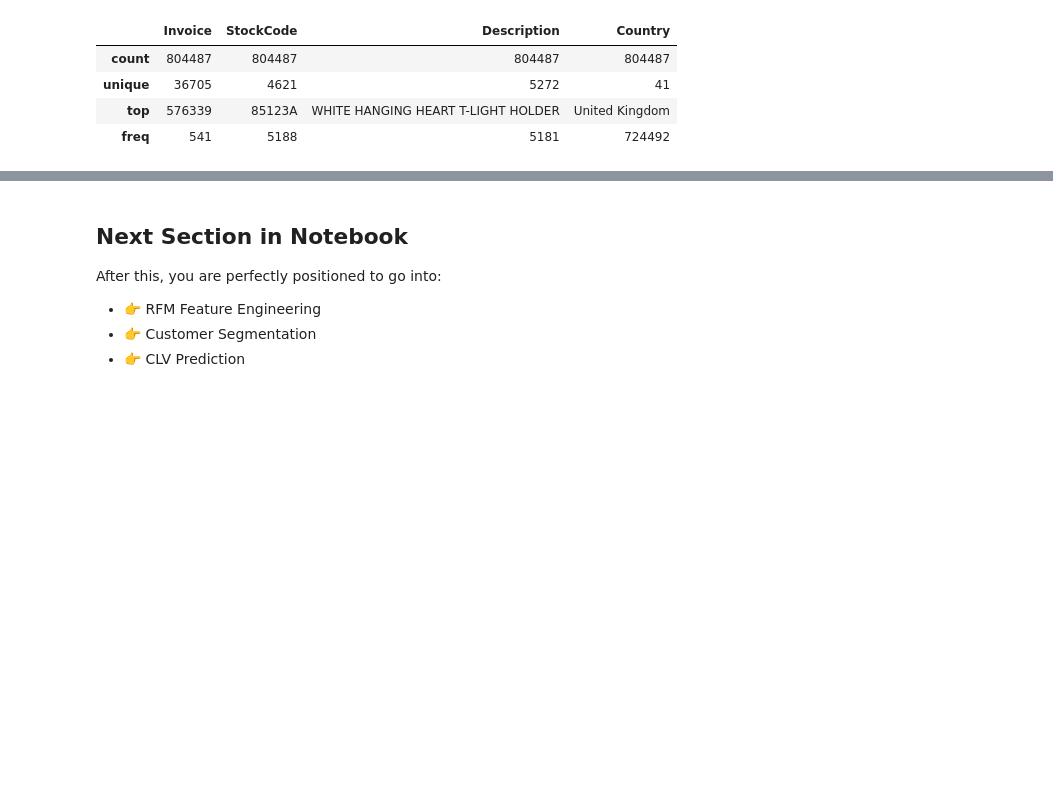
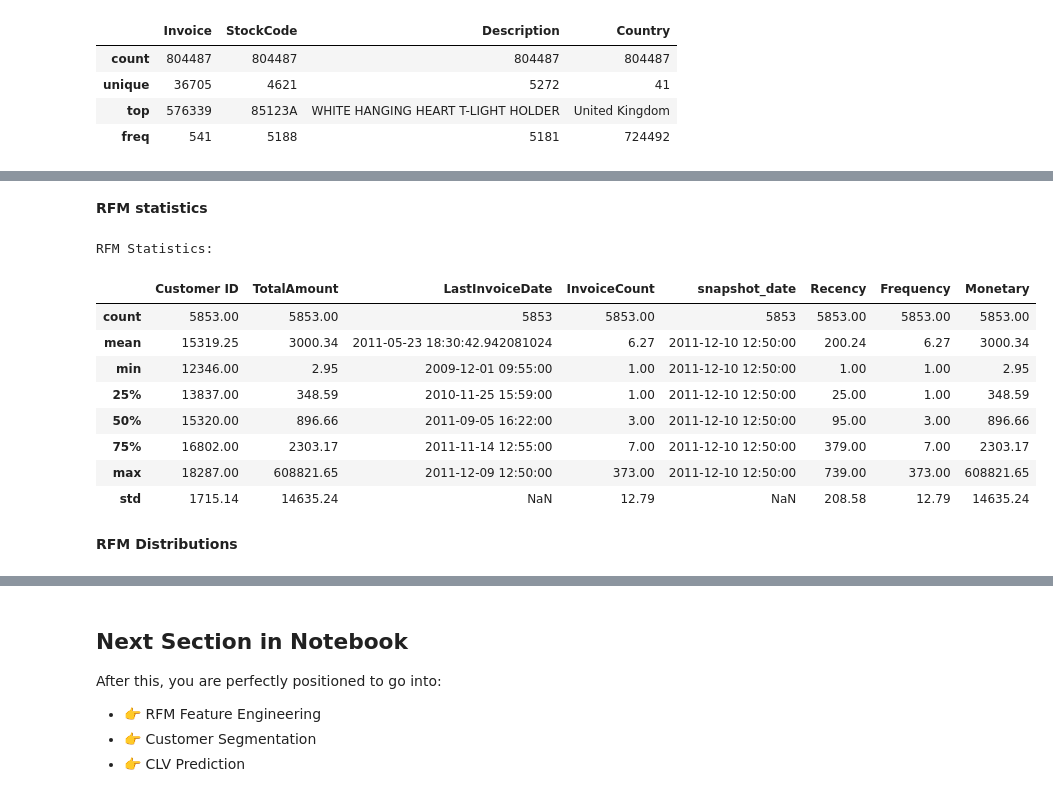
Before and after one commit to nabigwaku/customer-segmentation-rfm-clv, a Jupyter notebook: notebooks/customer_segmentation_story.ipynb, the cells around one changed output, grey strips where cells are left out. Drawn from its saved outputs; the diff is of its cells as text; code cells hidden in the pictures; blank space fills up the shorter version.

```diff
--- a/notebooks/customer_segmentation_story.ipynb
+++ b/notebooks/customer_segmentation_story.ipynb
@@ -401,0 +432,17 @@ df_clean.describe(include='O') # descriptive statistics for categorical columns
+# %%
+# using day after the last invoice as snapshot date or reference date
+# minus one day because we want to include the last invoice otherwise it would be excluded (0 days difference)
+snapshot_date = df_clean["InvoiceDate"].max() + pd.Timedelta(days=1)
+
+rfm = df_clean.groupby("Customer ID").agg(
+    TotalAmount=("TotalAmount", "sum"),
+    LastInvoiceDate=("InvoiceDate", "max"),
+    InvoiceCount=("Invoice", "nunique")
+).reset_index()
+
+rfm['snapshot_date'] = snapshot_date
+rfm["Recency"] = (rfm["snapshot_date"] - rfm["LastInvoiceDate"]).dt.days
+rfm["Frequency"] = rfm["InvoiceCount"]
+rfm["Monetary"] = rfm["TotalAmount"]
+
+display(rfm.head())
@@ -401,0 +456,4 @@ df_clean.describe(include='O') # descriptive statistics for categorical columns
+# %%
+print("RFM DF with Customer ID, Recency, Frequency, Monetary")
+rfm = rfm[["Customer ID", "Recency", "Frequency", "Monetary"]]
+display(rfm.head())
@@ -401,0 +468,22 @@ df_clean.describe(include='O') # descriptive statistics for categorical columns
+# %% [markdown]
+**RFM statistics**
+# %%
+print("RFM Statistics:")
+rfm.describe().round(2)
+
+# # Save RFM data
+# rfm.to_csv(RFM_DATA_FILE, index=False)
+# print(f"RFM data saved to: {RFM_DATA_FILE}")
+# %% [output]
+RFM Statistics:
+|  | Customer ID | TotalAmount | LastInvoiceDate | InvoiceCount | snapshot_date | Recency | Frequency | Monetary |
+| count | 5853.00 | 5853.00 | 5853 | 5853.00 | 5853 | 5853.00 | 5853.00 | 5853.00 |
+| mean | 15319.25 | 3000.34 | 2011-05-23 18:30:42.942081024 | 6.27 | 2011-12-10 12:50:00 | 200.24 | 6.27 | 3000.34 |
+| min | 12346.00 | 2.95 | 2009-12-01 09:55:00 | 1.00 | 2011-12-10 12:50:00 | 1.00 | 1.00 | 2.95 |
+| 25% | 13837.00 | 348.59 | 2010-11-25 15:59:00 | 1.00 | 2011-12-10 12:50:00 | 25.00 | 1.00 | 348.59 |
+| 50% | 15320.00 | 896.66 | 2011-09-05 16:22:00 | 3.00 | 2011-12-10 12:50:00 | 95.00 | 3.00 | 896.66 |
+| 75% | 16802.00 | 2303.17 | 2011-11-14 12:55:00 | 7.00 | 2011-12-10 12:50:00 | 379.00 | 7.00 | 2303.17 |
+| max | 18287.00 | 608821.65 | 2011-12-09 12:50:00 | 373.00 | 2011-12-10 12:50:00 | 739.00 | 373.00 | 608821.65 |
+| std | 1715.14 | 14635.24 | NaN | 12.79 | NaN | 208.58 | 12.79 | 14635.24 |
+# %% [markdown]
+**RFM Distributions**
```
Also changed, not shown: parts of 15 cells of this notebook, 1 other file.
